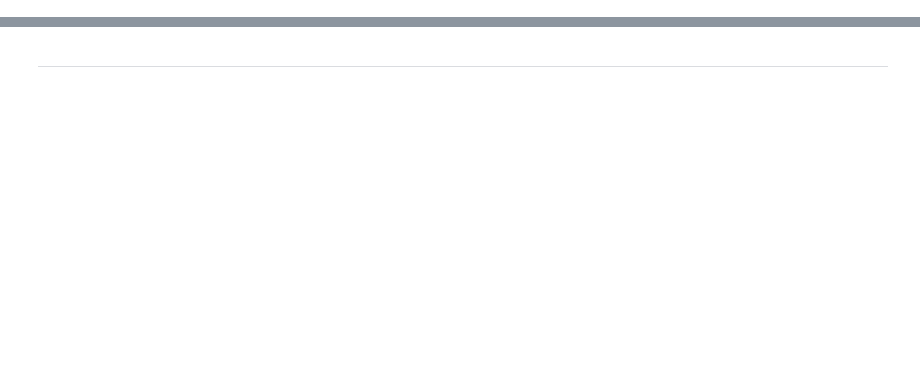
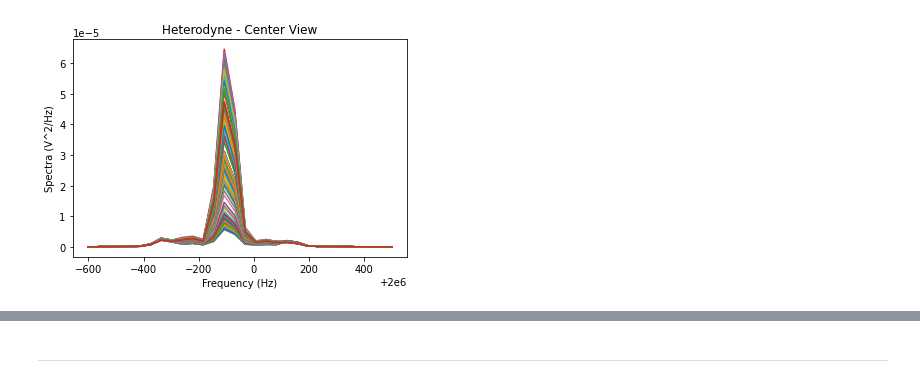
Before and after one commit to nurriol2/peak_fitting, a Jupyter notebook: lorentzian_peak_fitting.ipynb, the cells around one changed output, grey strips where cells are left out. Cells and saved outputs as stored; diff of their text form; code cells hidden in the pictures; blank space fills up the shorter version.

```diff
--- a/lorentzian_peak_fitting.ipynb
+++ b/lorentzian_peak_fitting.ipynb
@@ -149,0 +169,22 @@ for data in [het, cha, chb]:
+# %%
+window_size = 30
+units = "V^2/Hz"
+
+# Get a list of files
+filepaths = match_filenames_in_dir(data_sets["het"]["pattern"], data_sets["het"]["directory"])
+filepaths.sort(key=sort_key)
+
+# Set up a single figure
+fig = plt.figure()
+ax = fig.add_subplot(111, title="Heterodyne - Center View", xlabel="Frequency (Hz)", ylabel=f"Spectra ({units})")
+
+# Add lines to the figure
+for path in filepaths:
+    df = load_csv_file(path, f"{units}")
+    freq = center_zoom(df["Frequency (Hz)"], window_size)
+    spectrum = center_zoom(df[f"Spectra ({units})"], window_size)
+    ax.plot(freq, spectrum)
+
+plt.show()
+# %% [output]
+[figure, added]
```
Also changed, not shown: parts of 28 cells of this notebook.
